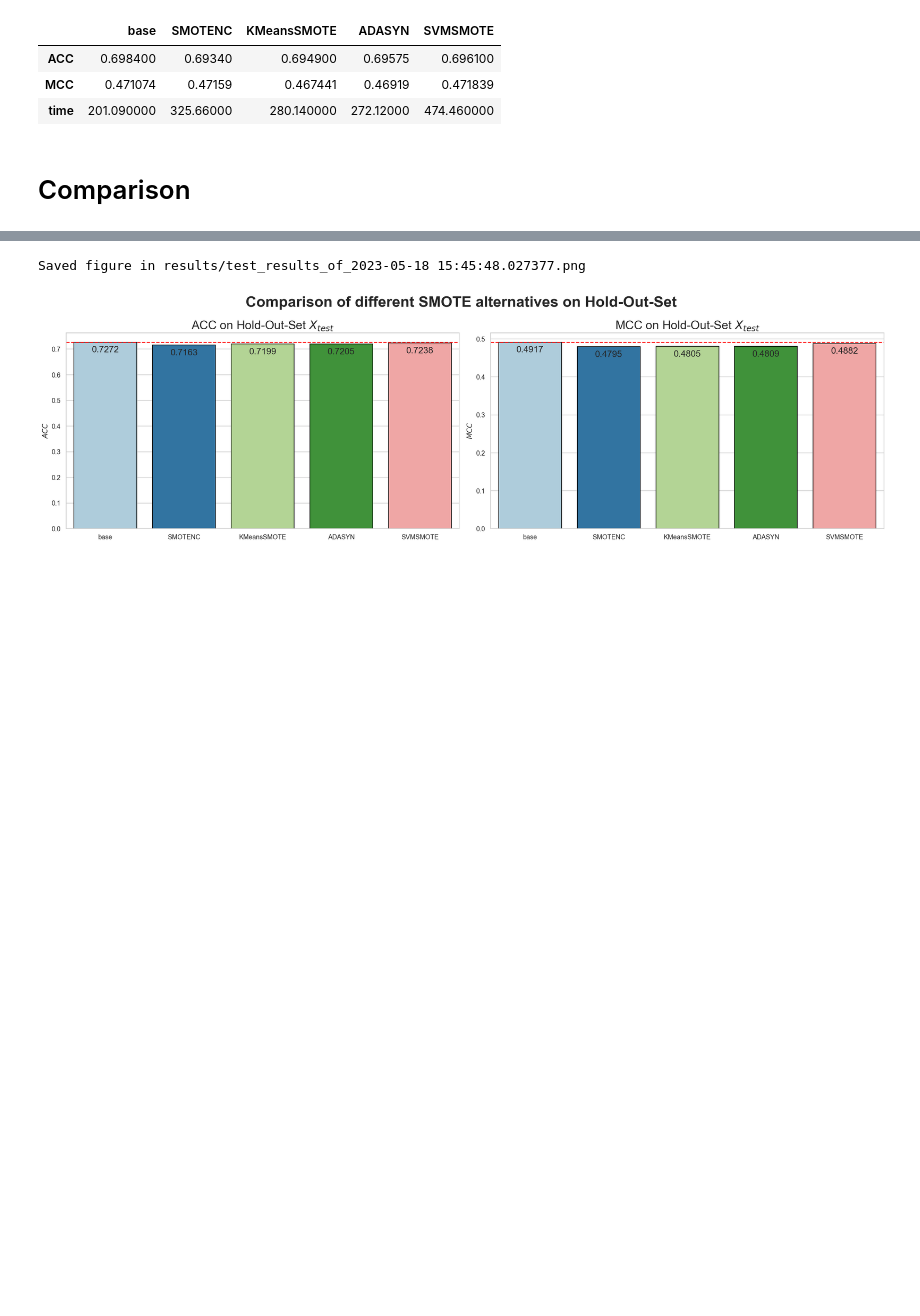
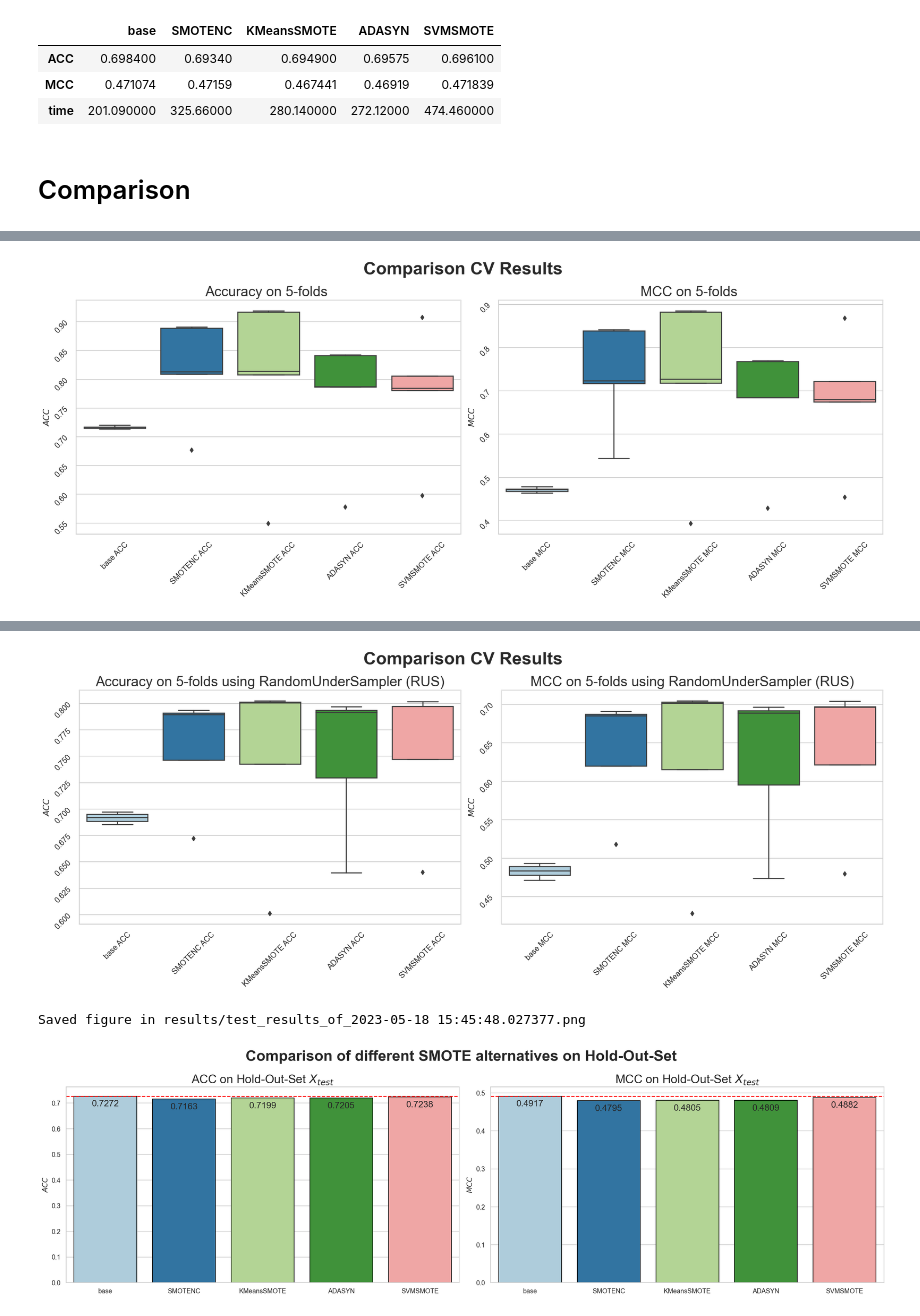
Before and after one commit to nina-prog/richters-predictor-modeling-earthquake-damage, a Jupyter notebook: notebooks/week05/week05-oversampling-smote.ipynb, the cells around one changed output, grey strips where cells are left out. Cells and saved outputs as stored; diff of their text form; code cells hidden in the pictures; blank space fills up the shorter version.

```diff
--- a/notebooks/week05/week05-oversampling-smote.ipynb
+++ b/notebooks/week05/week05-oversampling-smote.ipynb
@@ -390,3 +394,29 @@ results_test_set_rus
 | time | 201.090000 | 325.66000 | 280.140000 | 272.12000 | 474.460000 |
 # %% [markdown]
 # Comparison
+# %%
+def plot_cv_results(cv_results, savefig=True, figname="cv_results", titlesuffix = ""):
+
+    fig, axes = plt.subplots(nrows=1, ncols=2, figsize=(17,7), dpi=128)
+    fig.suptitle("Comparison CV Results", size=25, fontweight="bold")
+    sns.boxplot(data=cv_results[[col for col in cv_results.columns if col.endswith("ACC")]], ax=axes[0])
+    axes[0].tick_params(rotation=45)
+    axes[0].set_ylabel("$ACC$")
+    axes[0].set_title(f"Accuracy on 5-folds {titlesuffix}", size=20)
+    sns.boxplot(data=cv_results[[col for col in cv_results.columns if col.endswith("MCC")]], ax=axes[1])
+    axes[1].tick_params(rotation=45)
+    axes[1].set_ylabel("$MCC$")
+    axes[1].set_title(f"MCC on 5-folds {titlesuffix}", size=20)
+    plt.tight_layout()
+    if savefig:
+        path = f"results/{figname}_of_{datetime.datetime.now()}.svg"
+        plt.savefig(path, dpi=256)
+        print(f"Saved figure in {path}")
+    plt.show()
+
+# Load data from last run
+results_cv = pd.read_csv("results/results_of_cv_2023-05-18 14:27:54.263831.csv")
+results_cv_rus = pd.read_csv("results/results_of_cv_rus_2023-05-18 14:53:51.884796.csv")
+plot_cv_results(results_cv, figname="cv_results")
+plot_cv_results(results_cv_rus, figname="cv_results_rus", titlesuffix="using RandomUnderSampler (RUS)")
+# %% [output]
@@ -392,0 +424 @@ results_test_set_rus
+[figure, added]
@@ -393,3 +426,4 @@ results_test_set_rus
+[figure, added]
 # %%
 def plot_test_results(df = results_test_set, rus = False, savefig=False, figname="test_res"):
     """
```
Also changed, not shown: parts of 6 cells of this notebook.
